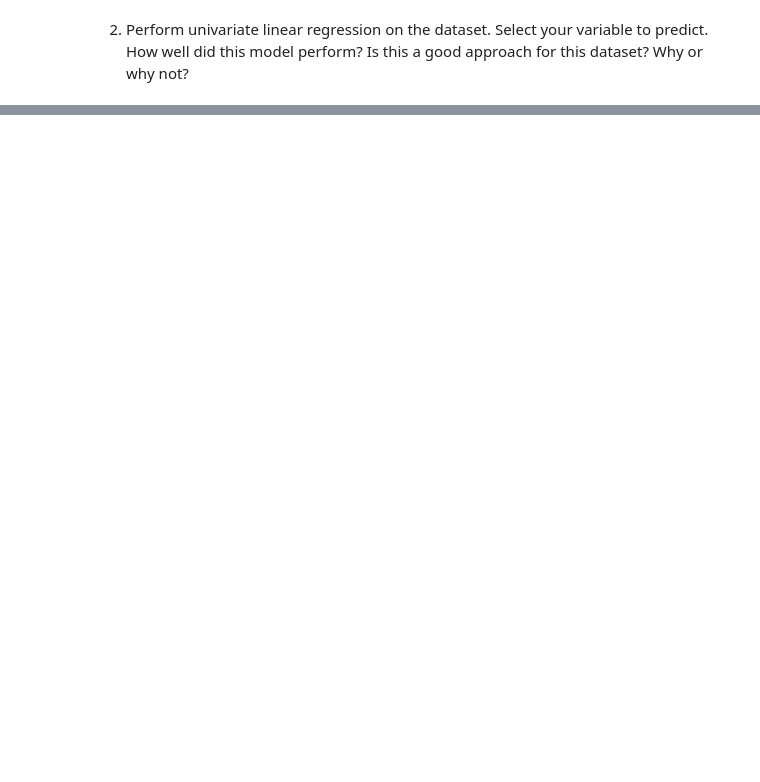
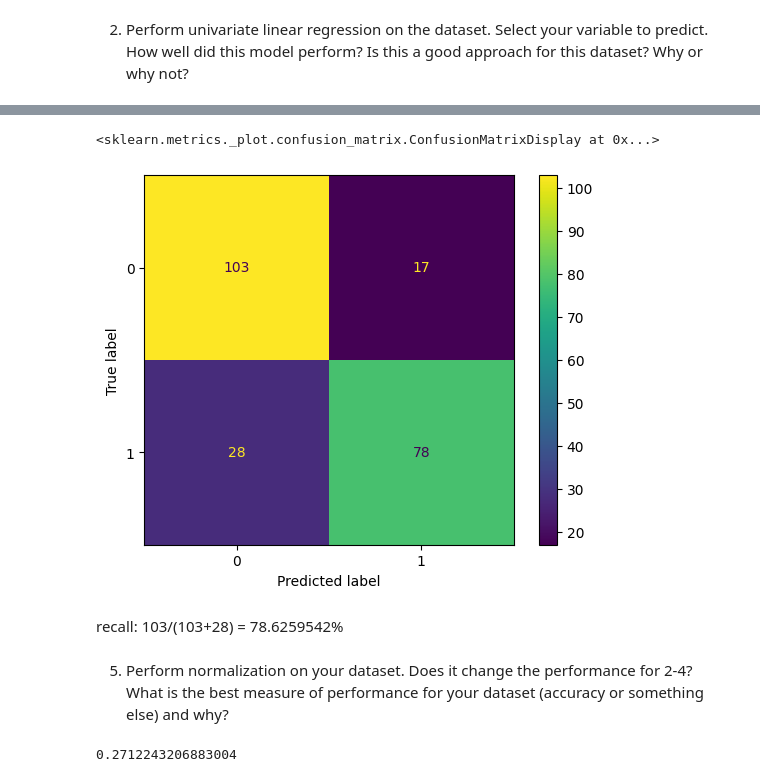
Before and after one commit to Liam-RA/CSCI_1070_Liam-RA, a Jupyter notebook: week_07/week_7_homework.ipynb, the cells around one changed output, grey strips where cells are left out. Drawn from its saved outputs; the diff is of its cells as text; code cells hidden in the pictures; blank space fills up the shorter version.

```diff
--- a/week_07/week_7_homework.ipynb
+++ b/week_07/week_7_homework.ipynb
@@ -156,2 +158,4 @@ See the caveats in the documentation: https://pandas.pydata.org/pandas-docs/stab
+# %%
+df['thal'] = df['thal'].dropna()
 # %% [markdown]
 2. Perform univariate linear regression on the dataset. Select your variable to predict. How well did this model perform? Is this a good approach for this dataset? Why or why not?
@@ -163,0 +162,15 @@ AttributeError: module 'numpy' has no attribute 'null'
+# %%
+from sklearn.linear_model import LinearRegression
+from sklearn.model_selection import train_test_split
+
+X = np.array(df['ca']).reshape(-1,1)
+
+y = np.array(df['num']).reshape(-1,1)
+
+X_train,X_test,y_train,y_test = train_test_split(X,
+                                                 y,
+                                                 test_size = 0.25,
+                                                 random_state = 14)
+
+regression1 = LinearRegression()
+regression1.fit(X_train,y_train)
@@ -163,0 +237,63 @@ AttributeError: module 'numpy' has no attribute 'null'
+# %%
+log_fixing = lambda x: 1 if x>0 else 0
+# %%
+from sklearn.linear_model import LogisticRegression
+from sklearn.preprocessing import StandardScaler
+from sklearn.metrics import confusion_matrix
+from sklearn.metrics import ConfusionMatrixDisplay
+
+def logisticregression(DATAFRAME,COLUMN):
+    """Logistic regression code, plus some scaling"""
+
+    y = DATAFRAME[COLUMN].apply(log_fixing)
+    X = DATAFRAME.drop(COLUMN,axis=1)
+
+
+
+
+    X_train,X_test,y_train,y_test = train_test_split(X,
+                                                    y,
+                                                    train_size=0.25,
+                                                    random_state=15)
+
+    #This just standardizes the data
+
+    sc = StandardScaler()
+    X_train = sc.fit_transform(X_train)
+    X_test = sc.fit_transform(X_test)
+
+    LogRegression = LogisticRegression(random_state=16).fit(X_train,y_train)
+
+    return ConfusionMatrixDisplay.from_estimator(LogRegression,X_test,y_test)
+
+logisticregression(df,'num')
+# %% [output]
+<sklearn.metrics._plot.confusion_matrix.ConfusionMatrixDisplay at 0x...>
+[figure, added]
+# %% [markdown]
+recall: 103/(103+28) = 78.6259542%
+# %% [markdown]
+5. Perform normalization on your dataset. Does it change the performance for 2-4? What is the best measure of performance for your dataset (accuracy or something else) and why?
+# %%
+X = np.array(df['ca']).reshape(-1,1)
+
+y = np.array(df['num']).reshape(-1,1)
+
+
+
+X_train,X_test,y_train,y_test = train_test_split(X,
+                                                 y,
+                                                 test_size = 0.25,
+                                                 random_state = 14)
+
+sc = StandardScaler()
+X_train = sc.fit_transform(X_train)
+X_test = sc.fit_transform(X_test)
+
+regression1 = LinearRegression()
+regression1.fit(X_train,y_train)
+
+accuracy1 = regression1.score(X_test,y_test)
+print(accuracy1)
+# %% [output]
+0.2712243206883004
```
Also changed, not shown: parts of 23 cells of this notebook, 5 other files.
